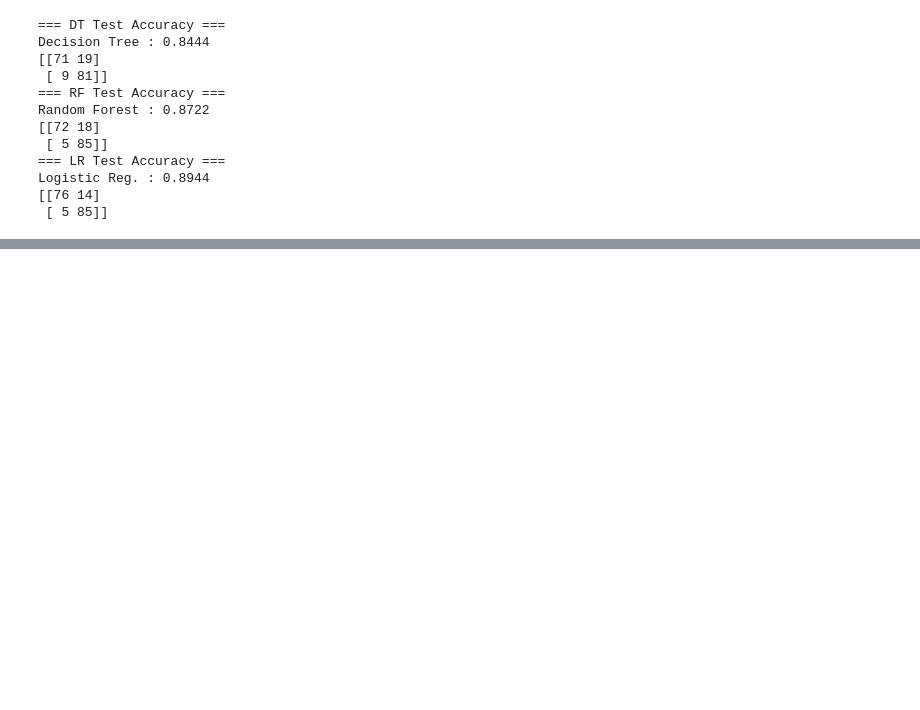
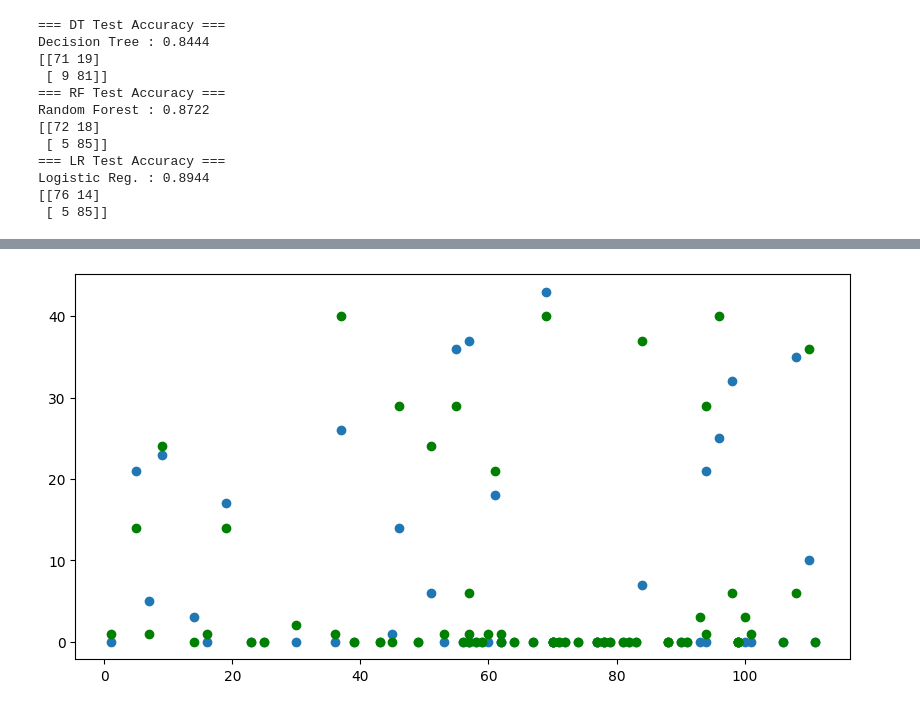
Before and after one commit to spenshark/Machine-Learning-Programming, a Jupyter notebook: week3/week3.ipynb, the cells around one changed output, grey strips where cells are left out. Saved outputs shown, nothing was run; the diff lists cells and outputs as text; code cells hidden in the pictures; blank space fills up the shorter version.

```diff
--- a/week3/week3.ipynb
+++ b/week3/week3.ipynb
@@ -257,0 +548,9 @@ Logistic Reg. : 0.8944
+# %%
+# 훈련과 테스트 데이터 분리
+
+X_train, X_test, y_train, y_test = train_test_split(
+    X, y, test_size=0.2, shuffle=True, random_state=42
+)
+
+
+X_train.shape, X_test.shape, y_train.shape, y_test.shape  # 각 데이터의 (전체데이터 수, 컬럼숫자) 확인
@@ -257,0 +559,17 @@ Logistic Reg. : 0.8944
+# %%
+# -----------------------------
+# 2) 모델 구성
+# -----------------------------
+
+dt = DecisionTreeRegressor(random_state=42)
+rf = RandomForestRegressor(n_estimators=200, random_state=42)
+lr = LinearRegression()
+# %%
+# -----------------------------
+# 3) 모델 학습
+# -----------------------------
+
+# fit 함수를 통해 학습
+dt.fit(X_train, y_train)
+rf.fit(X_train, y_train)
+lr.fit(X_train, y_train)
@@ -257,0 +578,8 @@ Logistic Reg. : 0.8944
+# %%
+# -----------------------------
+# 4) 예측결과 생성
+# -----------------------------
+
+dt_y_pred = dt.predict(X_test)
+rf_y_pred = rf.predict(X_test)
+lr_y_pred = lr.predict(X_test)
@@ -257,0 +642,7 @@ Logistic Reg. : 0.8944
+# %%
+plt.figure(figsize=(10,5))
+plt.scatter(X_test['Sunshine'], y_test, label='y_test')
+plt.scatter(X_test['Sunshine'], dt_y_pred, c='g', label='dt_y_pred')
+plt.show()
+# %% [output]
+[figure, added]
```
Also changed, not shown: parts of 26 cells of this notebook, 3 other files.
